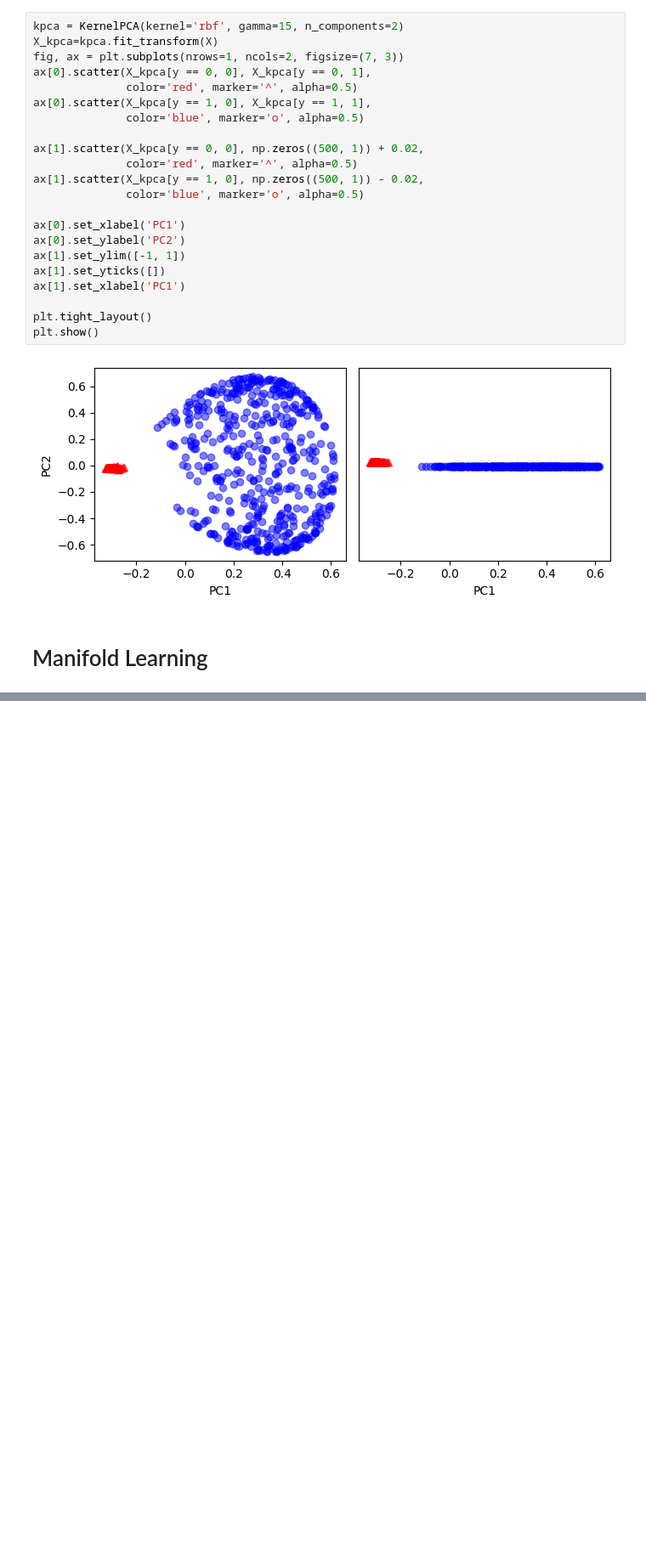
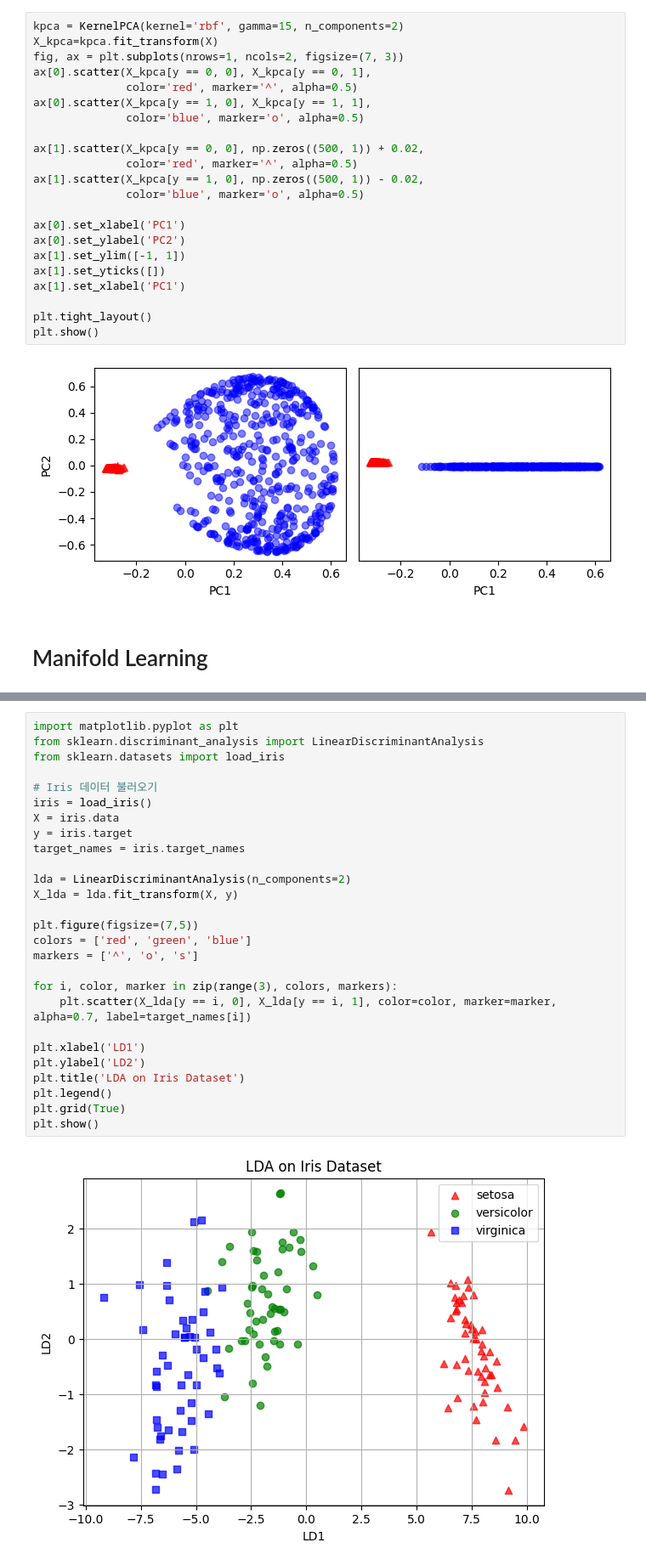
Before and after one commit to SLCFLAB/Fintech2025-2, a Jupyter notebook: ML_day3/3_2_Dimension_Reduction.ipynb, the cells around one changed output, grey strips where cells are left out. Shown at 85% size. Drawn from its saved outputs; the diff is of its cells as text; blank space fills up the shorter version.

```diff
--- a/ML_day3/3_2_Dimension_Reduction.ipynb
+++ b/ML_day3/3_2_Dimension_Reduction.ipynb
@@ -193,0 +191,29 @@ plt.show()
+# %%
+import matplotlib.pyplot as plt
+from sklearn.discriminant_analysis import LinearDiscriminantAnalysis
+from sklearn.datasets import load_iris
+
+# Iris 데이터 불러오기
+iris = load_iris()
+X = iris.data
+y = iris.target
+target_names = iris.target_names
+
+lda = LinearDiscriminantAnalysis(n_components=2)
+X_lda = lda.fit_transform(X, y)
+
+plt.figure(figsize=(7,5))
+colors = ['red', 'green', 'blue']
+markers = ['^', 'o', 's']
+
+for i, color, marker in zip(range(3), colors, markers):
+    plt.scatter(X_lda[y == i, 0], X_lda[y == i, 1], color=color, marker=marker, alpha=0.7, label=target_names[i])
+
+plt.xlabel('LD1')
+plt.ylabel('LD2')
+plt.title('LDA on Iris Dataset')
+plt.legend()
+plt.grid(True)
+plt.show()
+# %% [output]
+[figure, added]
```
Also changed, not shown: parts of 6 cells of this notebook.
